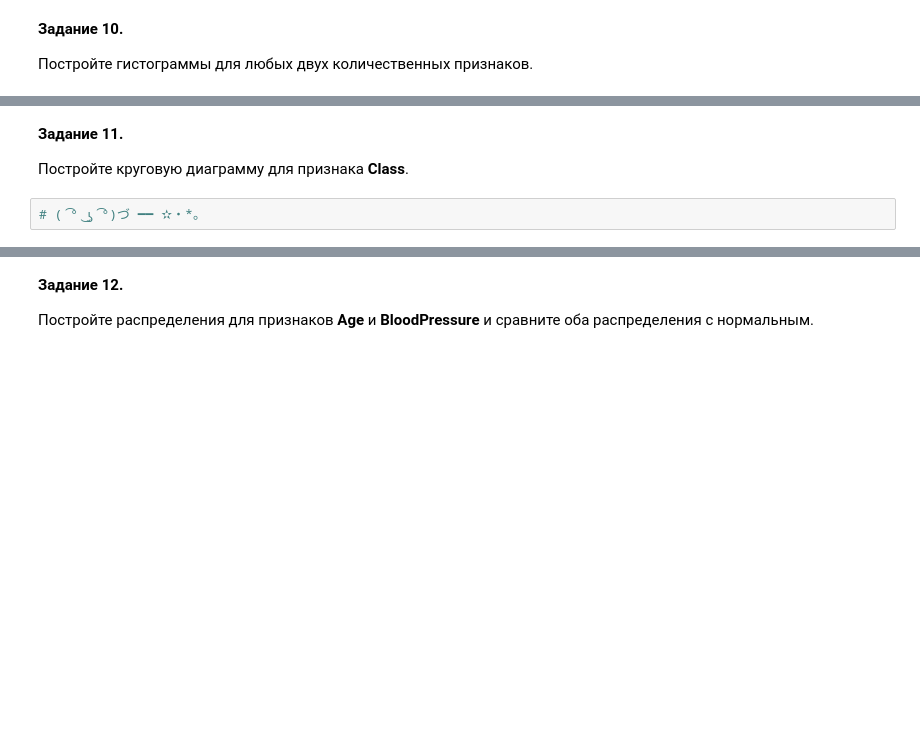
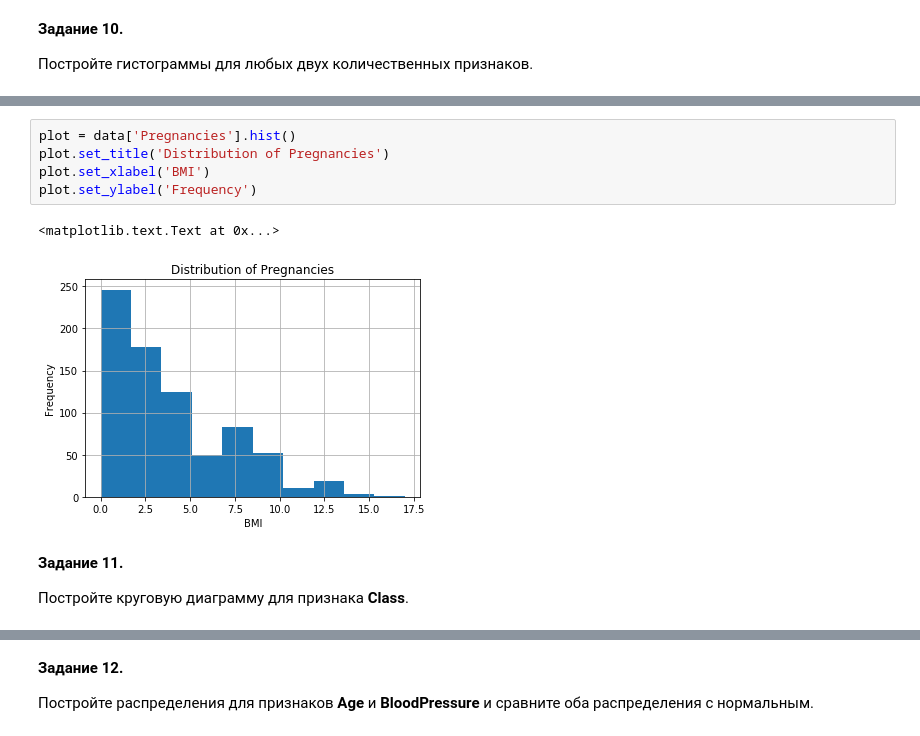
Before and after one commit to zakutnyaya/HSE_DPO_2020_python_for_analytics_group_2, a Jupyter notebook: lesson_2/Pandas_Exercise.ipynb, the cells around one changed output, grey strips where cells are left out. Saved outputs shown, nothing was run; the diff lists cells and outputs as text; blank space fills up the shorter version.

```diff
--- a/lesson_2/Pandas_Exercise.ipynb
+++ b/lesson_2/Pandas_Exercise.ipynb
@@ -107,6 +183,12 @@ __Задание 10.__
+# %%
+plot = data['Pregnancies'].hist()
+plot.set_title('Distribution of Pregnancies')
+plot.set_xlabel('BMI')
+plot.set_ylabel('Frequency')
+# %% [output]
+<matplotlib.text.Text at 0x...>
+[figure, added]
 # %% [markdown]
 __Задание 11.__
 
 Постройте круговую диаграмму для признака __Class__.
-# %%
-# ( ͡° ͜ʖ ͡°)づ ━━ ✫・*。
```
Also changed, not shown: parts of 41 cells of this notebook, 2 other files.
